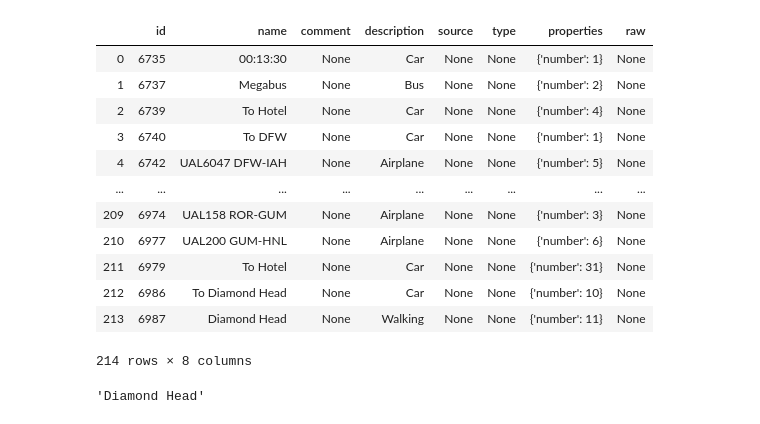
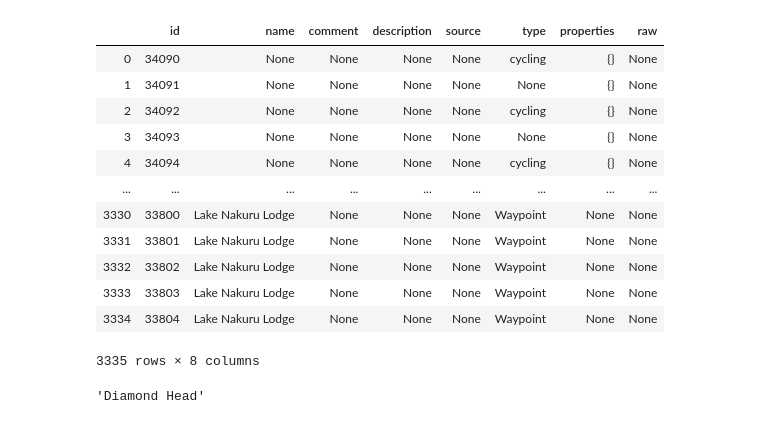
Before and after one commit to WanderingStar/gpx-cleanup, a Jupyter notebook: notebook/GeoJSON_demo.ipynb, the cells around one changed output. Drawn from its saved outputs; the diff is of its cells as text; code cells hidden in the pictures.

```diff
--- a/notebook/GeoJSON_demo.ipynb
+++ b/notebook/GeoJSON_demo.ipynb
@@ -13,20 +14,20 @@ import pandas as pd
 # %%
-query =query = "select * from track where source is null"
+query = "select * from track where source is null"
 display(pd.read_sql_query(query, engine))
 # %% [output]
 |  | id | name | comment | description | source | type | properties | raw |
-| 0 | 6735 | 00:13:30 | None | Car | None | None | {'number': 1} | None |
-| 1 | 6737 | Megabus | None | Bus | None | None | {'number': 2} | None |
-| 2 | 6739 | To Hotel | None | Car | None | None | {'number': 4} | None |
-| 3 | 6740 | To DFW | None | Car | None | None | {'number': 1} | None |
-| 4 | 6742 | UAL6047 DFW-IAH | None | Airplane | None | None | {'number': 5} | None |
+| 0 | 34090 | None | None | None | None | cycling | {} | None |
+| 1 | 34091 | None | None | None | None | None | {} | None |
+| 2 | 34092 | None | None | None | None | cycling | {} | None |
+| 3 | 34093 | None | None | None | None | None | {} | None |
+| 4 | 34094 | None | None | None | None | cycling | {} | None |
 | ... | ... | ... | ... | ... | ... | ... | ... | ... |
-| 209 | 6974 | UAL158 ROR-GUM | None | Airplane | None | None | {'number': 3} | None |
-| 210 | 6977 | UAL200 GUM-HNL | None | Airplane | None | None | {'number': 6} | None |
-| 211 | 6979 | To Hotel | None | Car | None | None | {'number': 31} | None |
-| 212 | 6986 | To Diamond Head | None | Car | None | None | {'number': 10} | None |
-| 213 | 6987 | Diamond Head | None | Walking | None | None | {'number': 11} | None |
+| 3330 | 33800 | Lake Nakuru Lodge | None | None | None | Waypoint | None | None |
+| 3331 | 33801 | Lake Nakuru Lodge | None | None | None | Waypoint | None | None |
+| 3332 | 33802 | Lake Nakuru Lodge | None | None | None | Waypoint | None | None |
+| 3333 | 33803 | Lake Nakuru Lodge | None | None | None | Waypoint | None | None |
+| 3334 | 33804 | Lake Nakuru Lodge | None | None | None | Waypoint | None | None |
-214 rows × 8 columns
+3335 rows × 8 columns
 # %%
 track = session.query(GPSTrack).get(6987)
 # %%
```
Also changed, not shown: parts of 19 cells of this notebook, 3 other files.
